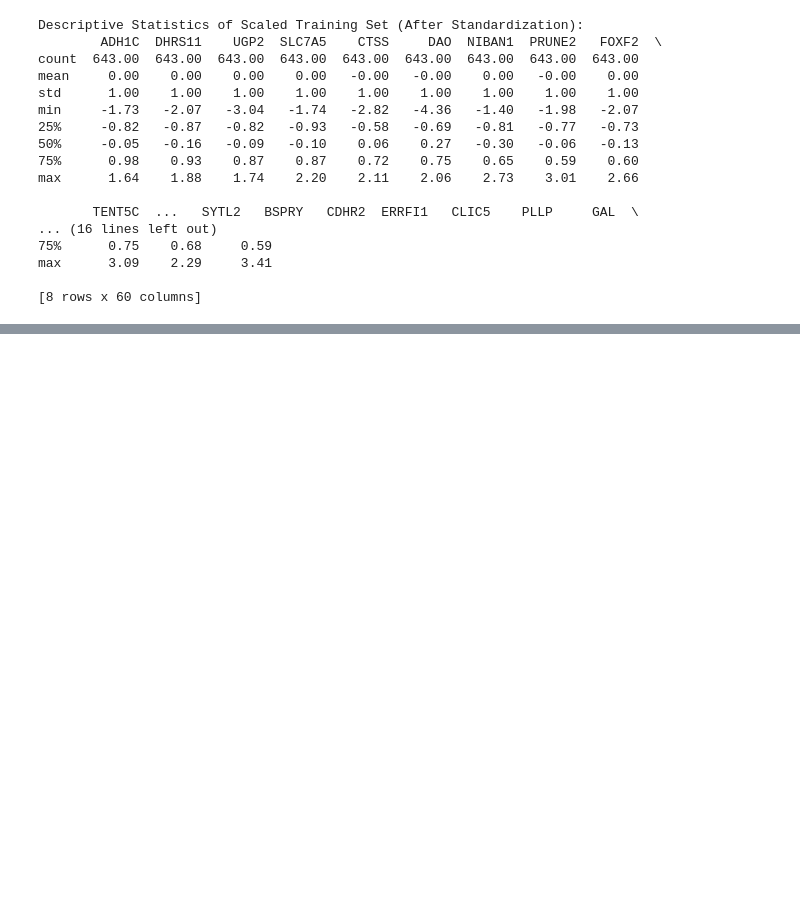
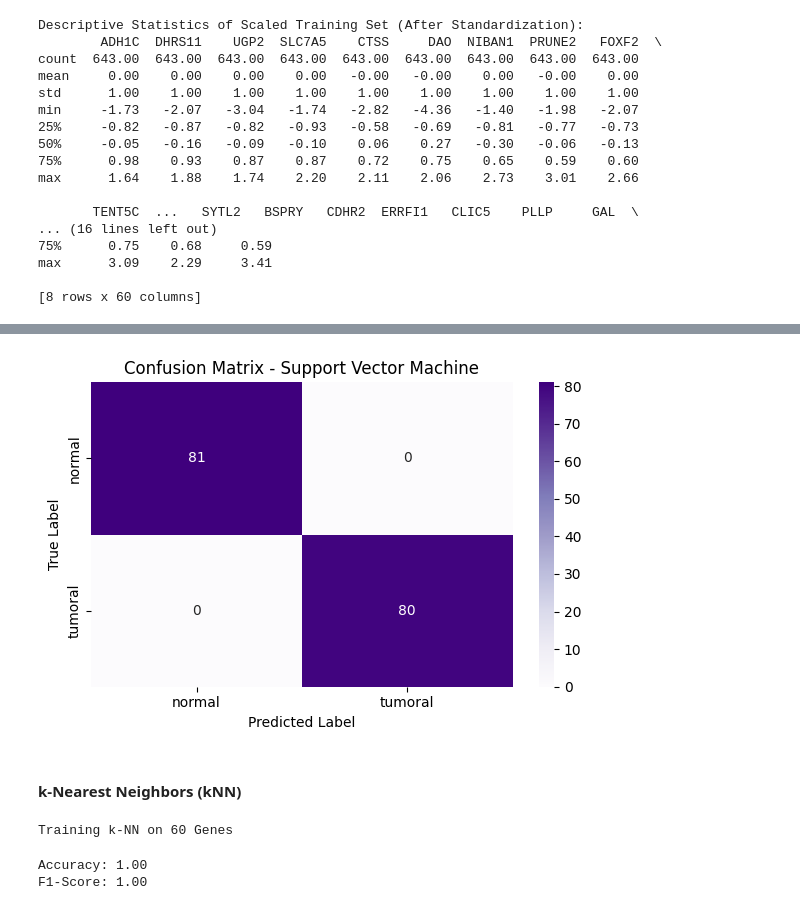
Before and after one commit to Laaliji/Colon-Cancer-Gene-Expression-Data-Classification-Analysis, a Jupyter notebook: Colon_Cancer_Gene_Expression_Analysis.ipynb, the cells around one changed output, grey strips where cells are left out. Saved outputs shown, nothing was run; the diff lists cells and outputs as text; code cells hidden in the pictures; blank space fills up the shorter version.

```diff
--- a/Colon_Cancer_Gene_Expression_Analysis.ipynb
+++ b/Colon_Cancer_Gene_Expression_Analysis.ipynb
@@ -361,0 +467,39 @@ plt.show()
+# %%
+# Visualize the confusion matrix as a heatmap
+plt.figure(figsize=(6, 4))  # Set the size of the figure
+sns.heatmap(cm_svm, annot=True, fmt='d', cmap='Purples',
+            xticklabels=['normal', 'tumoral'],
+            yticklabels=['normal', 'tumoral'])  # Label axes with class names
+plt.title("Confusion Matrix - Support Vector Machine")  # Title for the plot
+plt.xlabel("Predicted Label")  # X-axis label
+plt.ylabel("True Label")  # Y-axis label
+plt.tight_layout()  # Prevent overlap
+plt.show()  # Display the heatmap
+# %% [output]
+[figure, added]
+# %% [markdown]
+#### k-Nearest Neighbors (kNN)
+# %%
+# k-Nearest Neighbors (k-NN)
+print("\nTraining k-NN on 60 Genes")
+knn = KNeighborsClassifier(n_neighbors=5)  # Initialize k-NN with 5 neighbors
+knn.fit(X_train_scaled, y_train)  # Train the model on the scaled training data
+
+# Predict on the test data
+y_pred_knn = knn.predict(X_test_scaled)
+
+# Compute evaluation metrics
+accuracy_knn = accuracy_score(y_test, y_pred_knn)  # Accuracy score
+f1_knn = f1_score(y_test, y_pred_knn, pos_label='tumoral')  # F1 score for the 'tumoral' class
+
+# Create the confusion matrix
+cm_knn = confusion_matrix(y_test, y_pred_knn, labels=['normal', 'tumoral'])
+# %% [output]
+Training k-NN on 60 Genes
+# %%
+# Print the metrics
+print(f"Accuracy: {accuracy_knn:.2f}")
+print(f"F1-Score: {f1_knn:.2f}")
+# %% [output]
+Accuracy: 1.00
+F1-Score: 1.00
```
Also changed, not shown: parts of 34 cells of this notebook.
